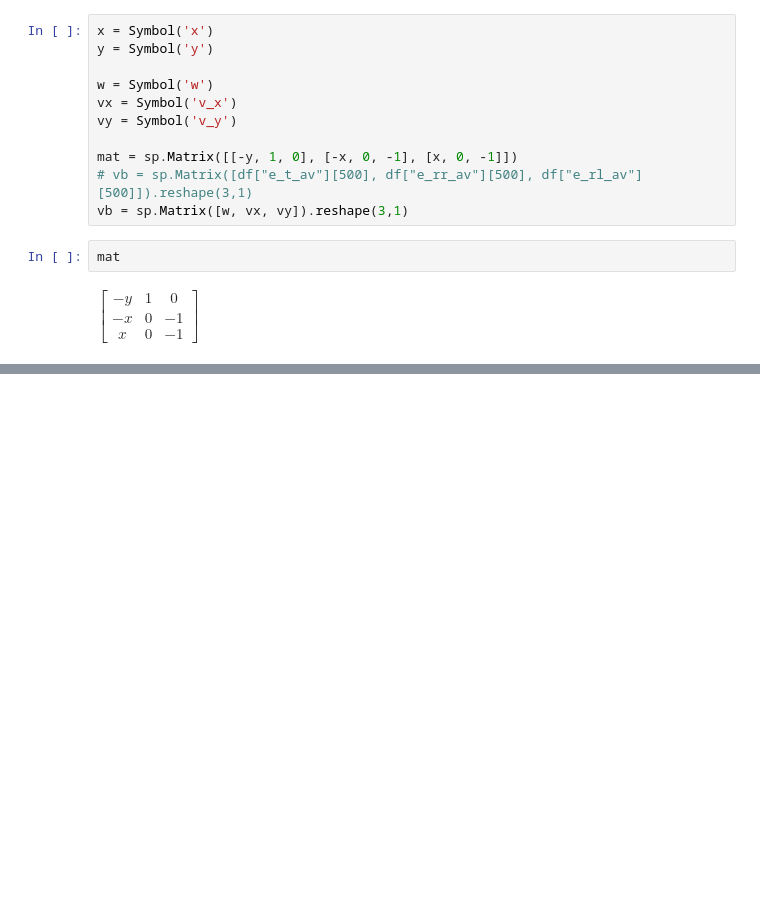
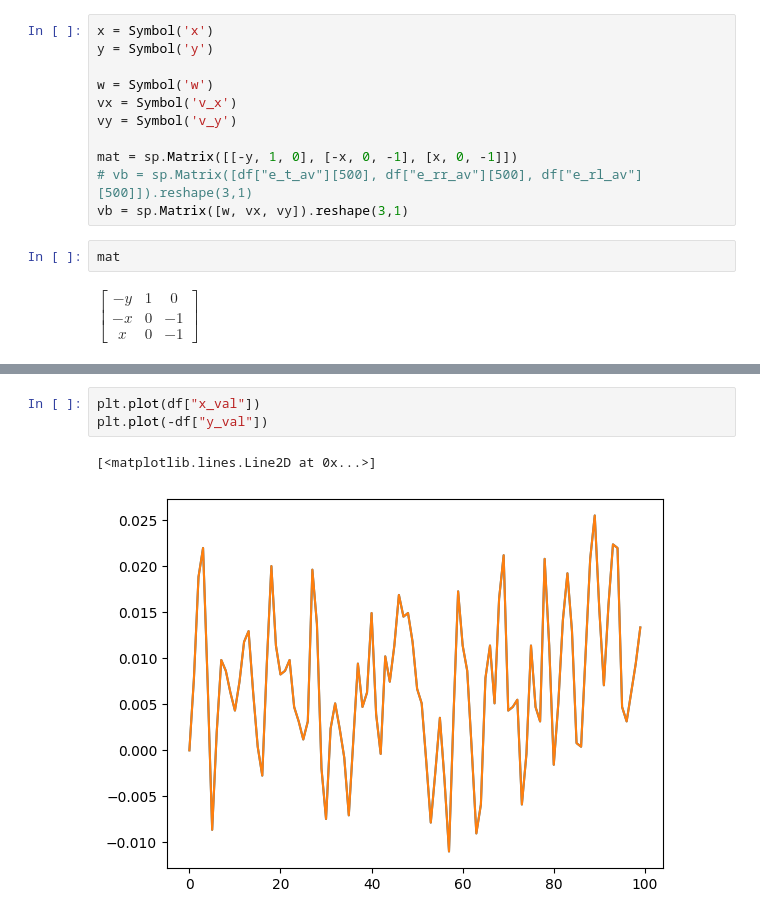
Before and after one commit to SujithChristopher/armbo_preliminary_work, a Jupyter notebook: simulation/sim_notebooks/flawed_linealg.ipynb, the cells around one changed output, grey strips where cells are left out. Saved outputs shown, nothing was run; the diff lists cells and outputs as text; blank space fills up the shorter version.

```diff
--- a/simulation/sim_notebooks/flawed_linealg.ipynb
+++ b/simulation/sim_notebooks/flawed_linealg.ipynb
@@ -124,0 +160,6 @@ sp.solvers.solvers.solve(val[2], x).to
+# %%
+plt.plot(df["x_val"])
+plt.plot(-df["y_val"])
+# %% [output]
+[<matplotlib.lines.Line2D at 0x...>]
+[figure, added]
```
Also changed, not shown: parts of 11 cells of this notebook, 1 other file.
